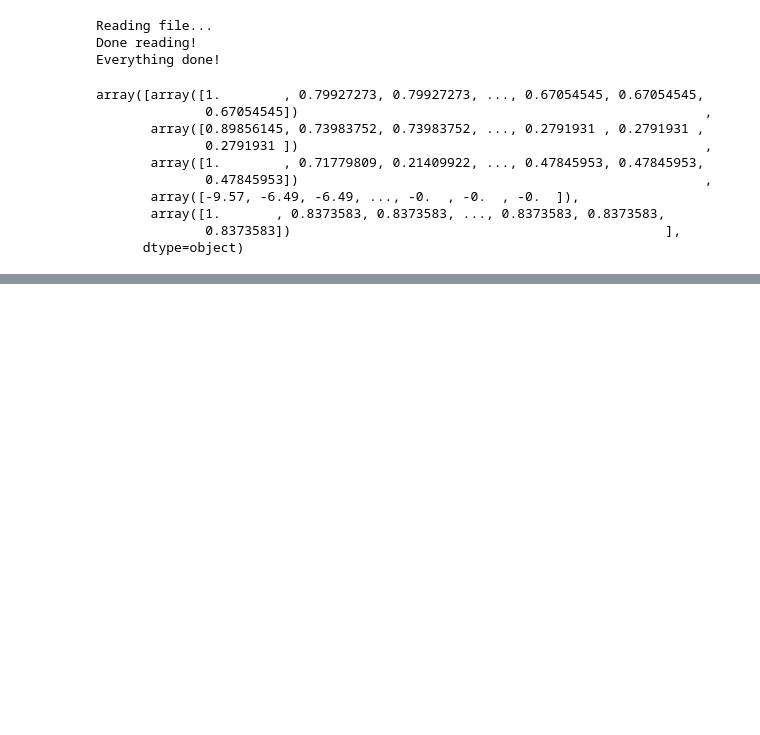
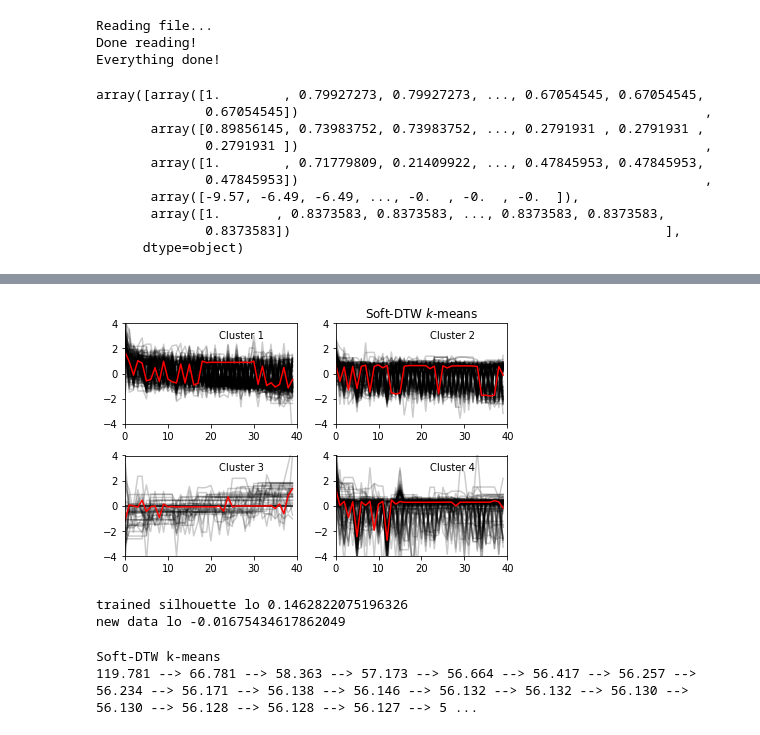
Before and after one commit to kevin51jiang/msci-446, a Jupyter notebook: working/trendClustering.ipynb, the cells around one changed output, grey strips where cells are left out. Cells and saved outputs as stored; diff of their text form; code cells hidden in the pictures; blank space fills up the shorter version.

```diff
--- a/working/trendClustering.ipynb
+++ b/working/trendClustering.ipynb
@@ -68,0 +82,37 @@ We know from the [[learning.ipynb]] that:
+# %%
+# plt.figure(figsize=(18, 9))
+for yi in range(4):
+    plt.subplot(2, 2, 1 + yi)
+    for xx in sdtw_data[y_pred == yi]:
+        plt.plot(xx.ravel(), "k-", alpha=.2)
+    plt.plot(sdtw_km_lo_cluster.cluster_centers_[yi].ravel(), "r-")
+    plt.xlim(0, 40)
+    plt.ylim(-4, 4)
+    plt.text(0.55, 0.85,'Cluster %d' % (yi + 1),
+             transform=plt.gca().transAxes)
+    if yi == 1:
+        plt.title("Soft-DTW $k$-means")
+
+plt.tight_layout()
+plt.show()
+# %% [output]
+[figure, added]
+# %%
+labels = sdtw_km_lo_cluster.labels_
+print("trained silhouette lo", silhouette_score(sdtw_data, labels, random_state=seed))
+print("new data lo", silhouette_score(test_data, labels, random_state=seed))
+# %% [output]
+trained silhouette lo 0.1462822075196326
+new data lo -0.01675434617862049
+# %%
+# Soft-DTW-k-means
+
+sdtw_data = create_training_data(sz=40)[:500]
+print("Soft-DTW k-means")
+sdtw_km = TimeSeriesKMeans(n_clusters=24, n_jobs=-1,metric="softdtw", metric_params={"gamma": .02},verbose=True,random_state=seed)
+
+
+y_pred = sdtw_km.fit_predict(sdtw_data)
+# %% [output]
+Soft-DTW k-means
+119.781 --> 66.781 --> 58.363 --> 57.173 --> 56.664 --> 56.417 --> 56.257 --> 56.234 --> 56.171 --> 56.138 --> 56.146 --> 56.132 --> 56.132 --> 56.130 --> 56.130 --> 56.128 --> 56.128 --> 56.127 --> 5 ...
```
Also changed, not shown: parts of 12 cells of this notebook, 2 other files.
